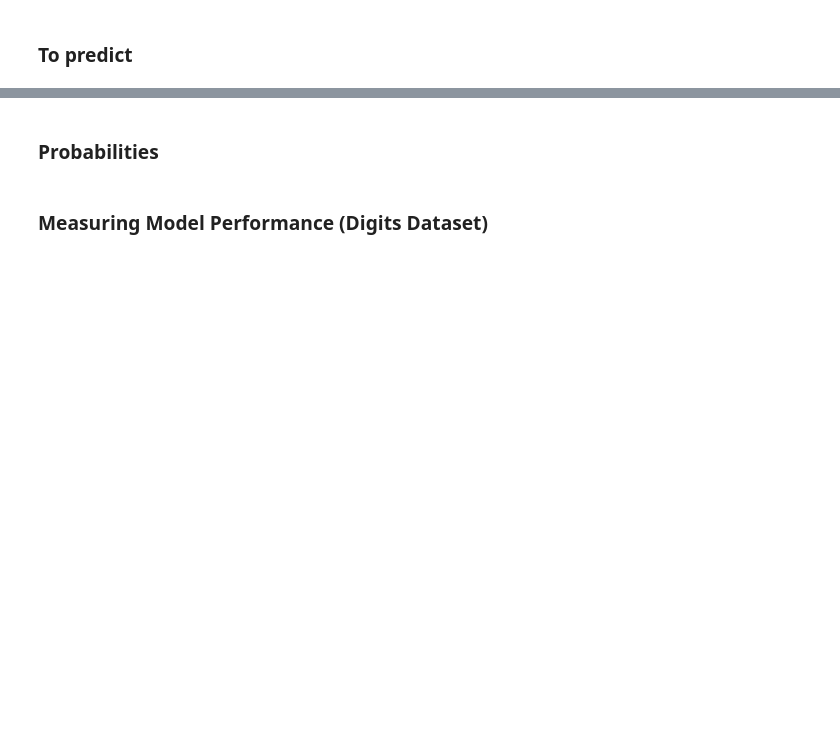
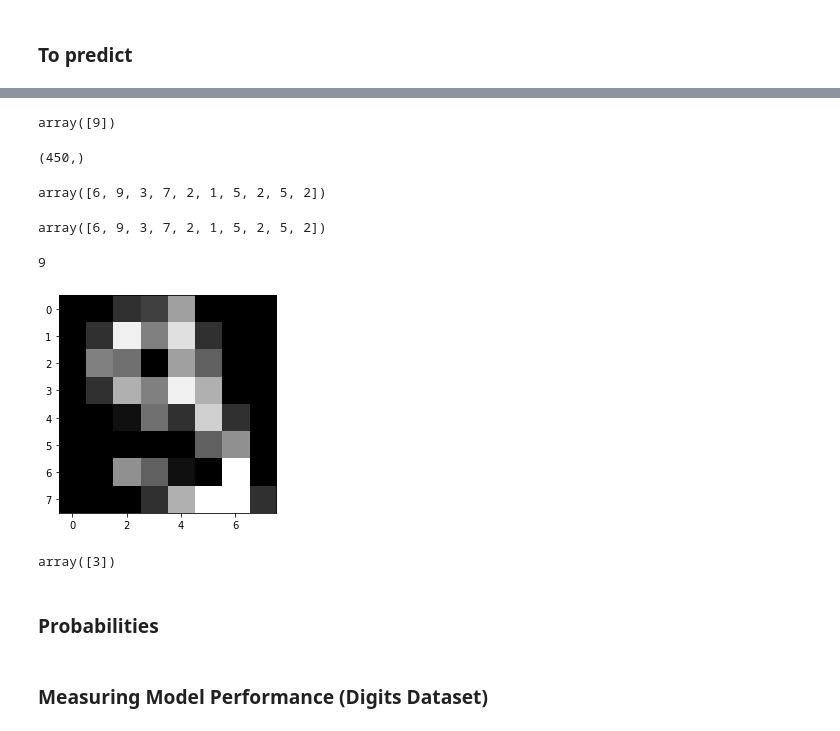
Before and after one commit to CarlosDiazGirol/thebridgedsftsep20, a Jupyter notebook: 3-Machine Learning/1-Supervisado/2-Logistic Regression/2 - Logistic_regression_digits.ipynb, the cells around one changed output, grey strips where cells are left out. Cells and saved outputs as stored; diff of their text form; code cells hidden in the pictures; blank space fills up the shorter version.

Commit message:
ejercicios logistic regression

```diff
--- a/3-Machine Learning/1-Supervisado/2-Logistic Regression/2 - Logistic_regression_digits.ipynb
+++ b/3-Machine Learning/1-Supervisado/2-Logistic Regression/2 - Logistic_regression_digits.ipynb
@@ -38,2 +98,14 @@ for index, (image, label) in enumerate(zip(digits.data[0:5], digits.target[0:5])
 # %% [markdown]
 ### Splitting Data into Training and Test Sets (Digits Dataset)
+# %%
+from sklearn.model_selection import train_test_split
+x_train, x_test, y_train, y_test = train_test_split(digits.data,
+                                                    digits.target,
+                                                    test_size=0.25,
+                                                    random_state=42)
+
+from sklearn.linear_model import LogisticRegression
+
+logisticRegr = LogisticRegression()
+
+logisticRegr.fit(X_train, y_train)
@@ -51,6 +162,35 @@ plt.imshow(np.reshape(first_test_image, (8,8)), cmap=plt.cm.gray);
 # %%
 # Returns a NumPy Array
 # Predict for One Observation (image)
+logisticRegr.predict(x_test[1].reshape(1, -1))
+# %% [output]
+array([9])
+# %%
+y_test.shape
+# %% [output]
+(450,)
+# %%
+y_test[0:10]
+# %% [output]
+array([6, 9, 3, 7, 2, 1, 5, 2, 5, 2])
+# %%
+logisticRegr.predict(x_test[0:10])
+# %% [output]
+array([6, 9, 3, 7, 2, 1, 5, 2, 5, 2])
+# %%
+y_test[52]
+# %% [output]
+9
+# %%
+#plt.rcParams['figure.figsize'] = , 2
+first_test_image = x_test[52]
+plt.imshow(np.reshape(first_test_image, (8,8)), cmap=plt.cm.gray);
+# %% [output]
+[figure, added]
+# %%
+logisticRegr.predict(x_test[52].reshape(1, -1))
+# %% [output]
+array([3])
 # %% [markdown]
 ### Probabilities
 # %%
```
Also changed, not shown: parts of 18 cells of this notebook.
